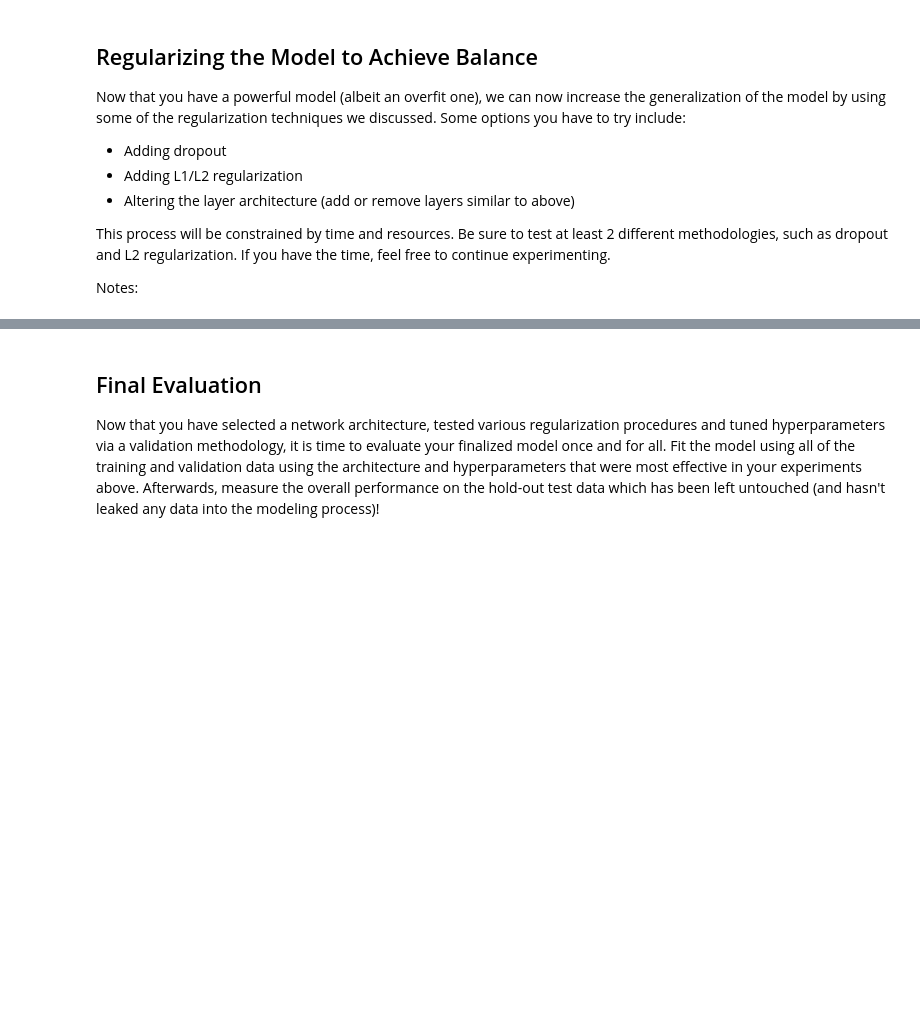
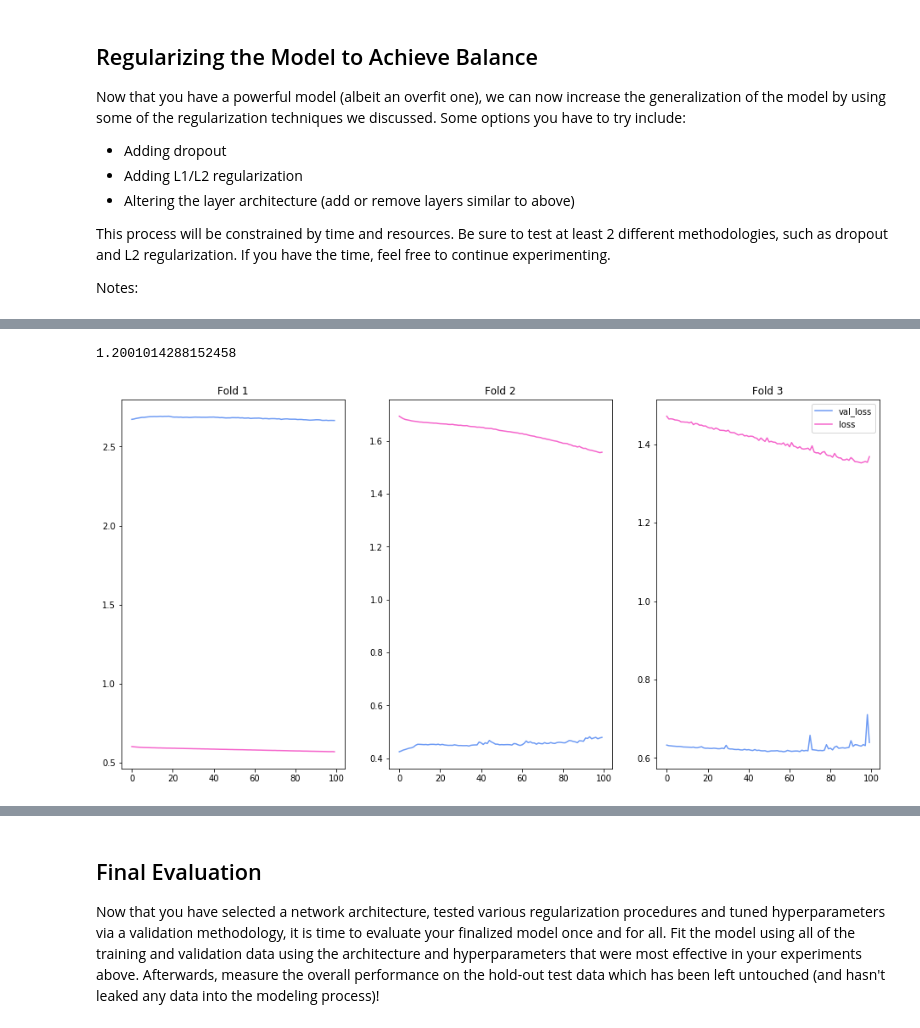
Before and after one commit to jrkreiger/flatiron-school-coursework, a Jupyter notebook: section46/dsc-tuning-neural-networks-from-start-to-finish-lab-online-ds-ft-081219/index.ipynb, the cells around one changed output, grey strips where cells are left out. Saved outputs shown, nothing was run; the diff lists cells and outputs as text; code cells hidden in the pictures; blank space fills up the shorter version.

```diff
--- a/section46/dsc-tuning-neural-networks-from-start-to-finish-lab-online-ds-ft-081219/index.ipynb
+++ b/section46/dsc-tuning-neural-networks-from-start-to-finish-lab-online-ds-ft-081219/index.ipynb
@@ -383,10 +455,15 @@ model = Sequential()
 model.add(Dense(7, activation='relu', kernel_initializer='normal',
                 kernel_regularizer=regularizers.l2(0.005),
                 input_dim=input_dims))
-model.add(Dense(25, activation='relu',
+model.add(Dense(10, activation='relu',
+                kernel_regularizer=regularizers.l2(0.005)))
+model.add(Dense(10, activation='relu',
+                kernel_regularizer=regularizers.l2(0.005)))
+model.add(Dense(10, activation='relu',
                 kernel_regularizer=regularizers.l2(0.005)))
 model.add(Dense(1, activation='linear', kernel_initializer='normal'))
 
 model.compile(optimizer='sgd', loss='mse', metrics=['mse'])
 
-k_folds(X_train_ready, y_train, model)
+k_folds(X_train, y_train, model)
+# %% [output]
@@ -392,0 +475,2 @@ k_folds(X_train_ready, y_train, model)
+1.2001014288152458
+[figure, added]
```
Also changed, not shown: parts of 20 cells of this notebook, 1 other file.
